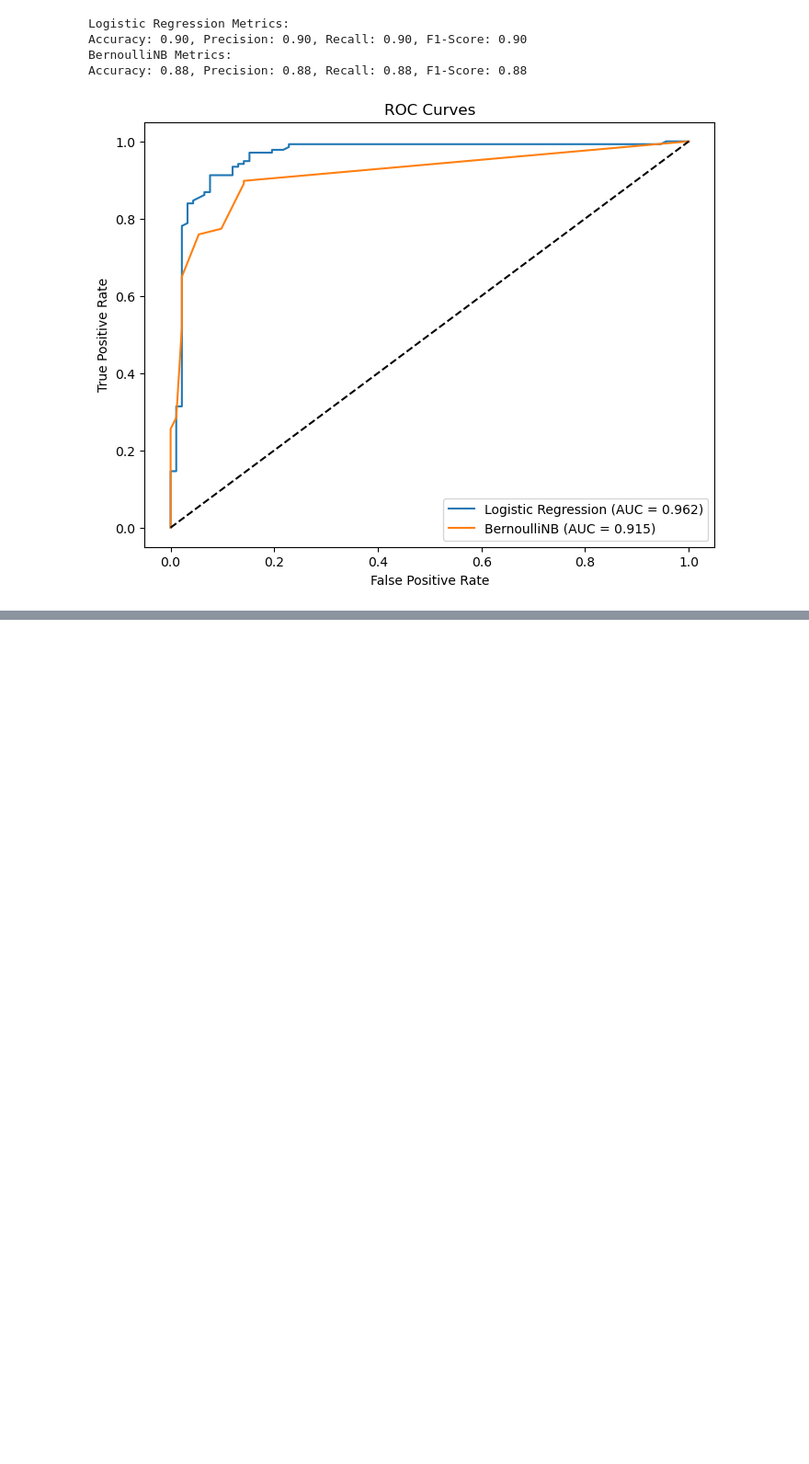
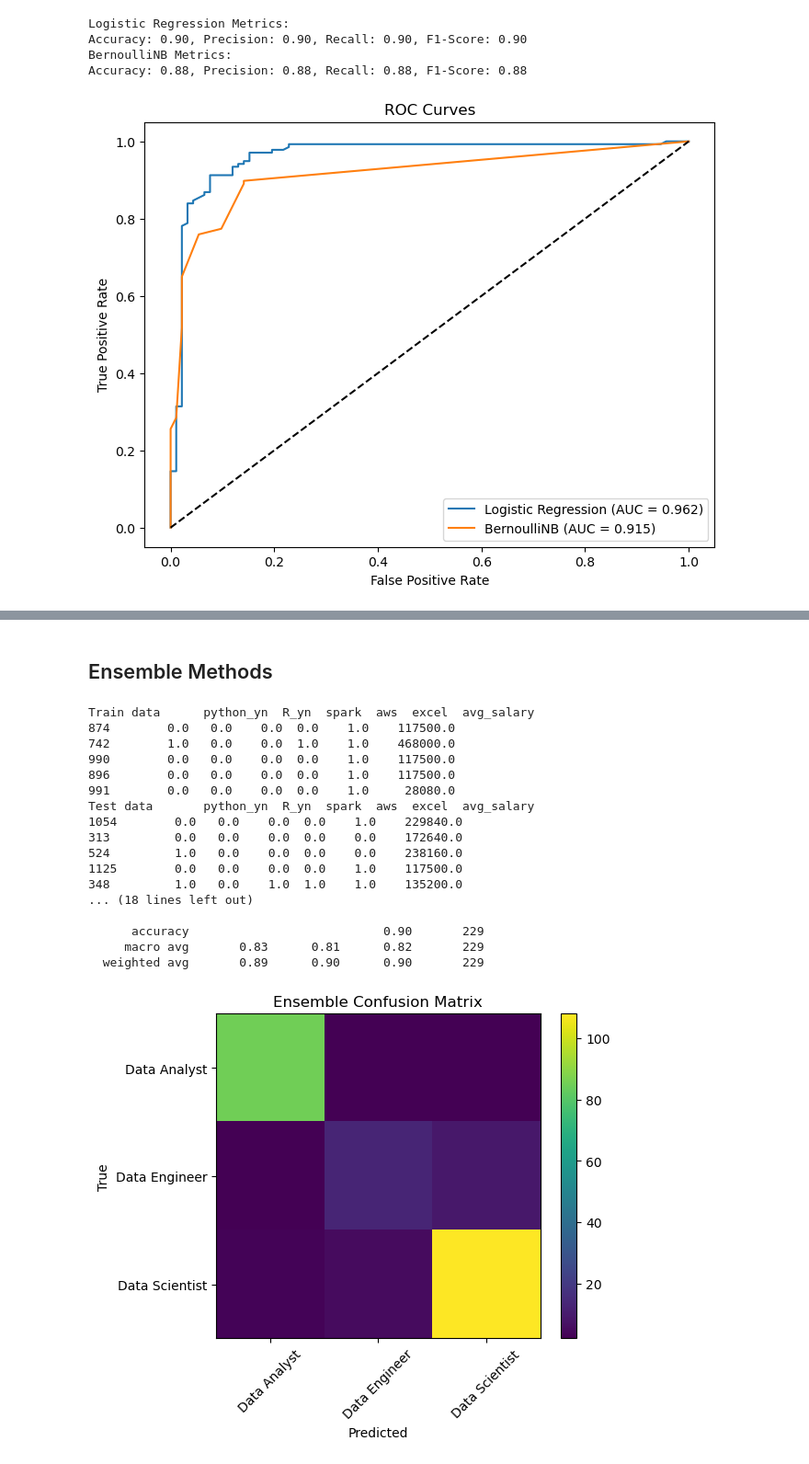
Before and after one commit to Shiva250503ss/Job_Trend_Analysis, a Jupyter notebook: supervised.ipynb, the cells around one changed output, grey strips where cells are left out. Shown at 92% size. Drawn from its saved outputs; the diff is of its cells as text; code cells hidden in the pictures; blank space fills up the shorter version.

```diff
--- a/supervised.ipynb
+++ b/supervised.ipynb
@@ -572,0 +750,70 @@ plt.show()
+# %% [markdown]
+## Ensemble Methods
+# %%
+import pandas as pd
+from sklearn.model_selection import train_test_split
+from sklearn.preprocessing import StandardScaler, LabelEncoder
+from sklearn.ensemble import RandomForestClassifier, AdaBoostClassifier, VotingClassifier
+from sklearn.metrics import confusion_matrix, classification_report
+import matplotlib.pyplot as plt
+
+df = pd.read_csv('datasets/final_cleaned_data.csv')
+le = LabelEncoder()
+df['label'] = le.fit_transform(df['job_category'])
+
+feature_cols = ['python_yn', 'R_yn', 'spark', 'aws', 'excel', 'avg_salary']
+X = df[feature_cols]
+y = df['label']
+
+X_train, X_test, y_train, y_test = train_test_split(
+    X, y, test_size=0.2, random_state=42, stratify=y
+)
+
+print("Train data", X_train.head())
+print("Test data", X_test.head())
+
+print("Before scaling (train)", X_train.head())
+scaler = StandardScaler()
+X_train_scaled = scaler.fit_transform(X_train)
+X_test_scaled = scaler.transform(X_test)
+print("After scaling (train)", pd.DataFrame(X_train_scaled, columns=feature_cols).head())
+
+rf = RandomForestClassifier(n_estimators=100, random_state=42)
+ada = AdaBoostClassifier(n_estimators=50, random_state=42)
+ensemble = VotingClassifier(estimators=[('rf', rf), ('ada', ada)], voting='soft')
+ensemble.fit(X_train_scaled, y_train)
+
+y_pred = ensemble.predict(X_test_scaled)
+print("Classification Report:")
+print(classification_report(y_test, y_pred, target_names=le.classes_))
+
+cm = confusion_matrix(y_test, y_pred)
+plt.figure(figsize=(6, 5))
+plt.imshow(cm, interpolation='nearest')
+plt.title('Ensemble Confusion Matrix')
+plt.colorbar()
+plt.xticks(range(len(le.classes_)), le.classes_, rotation=45)
+plt.yticks(range(len(le.classes_)), le.classes_)
+plt.xlabel('Predicted')
+plt.ylabel('True')
+plt.tight_layout()
+plt.show()
+# %% [output]
+Train data      python_yn  R_yn  spark  aws  excel  avg_salary
+874        0.0   0.0    0.0  0.0    1.0    117500.0
+742        1.0   0.0    0.0  1.0    1.0    468000.0
+990        0.0   0.0    0.0  0.0    1.0    117500.0
+896        0.0   0.0    0.0  0.0    1.0    117500.0
+991        0.0   0.0    0.0  0.0    1.0     28080.0
+Test data       python_yn  R_yn  spark  aws  excel  avg_salary
+1054        0.0   0.0    0.0  0.0    1.0    229840.0
+313         0.0   0.0    0.0  0.0    0.0    172640.0
+524         1.0   0.0    0.0  0.0    0.0    238160.0
+1125        0.0   0.0    0.0  0.0    1.0    117500.0
+348         1.0   0.0    1.0  1.0    1.0    135200.0
+... (18 lines left out)
+
+      accuracy                           0.90       229
+     macro avg       0.83      0.81      0.82       229
+  weighted avg       0.89      0.90      0.90       229
+[figure, added]
```
Also changed, not shown: parts of 3 cells of this notebook.
